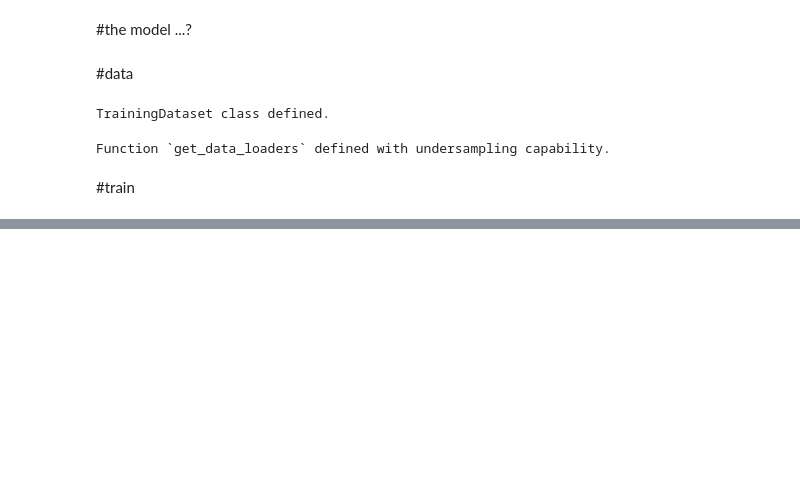
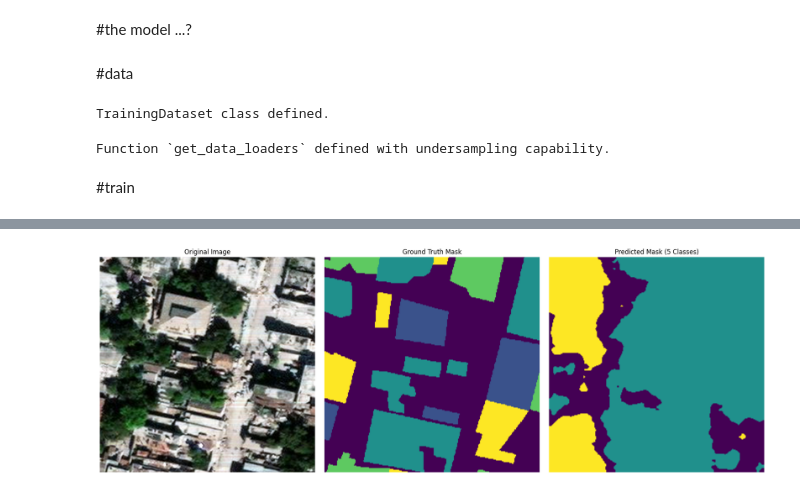
Before and after one commit to YWCat/segmentation-earthquake-damage-assessment, a Jupyter notebook: deeplabV3+damage.ipynb, the cells around one changed output, grey strips where cells are left out. Cells and saved outputs as stored; diff of their text form; code cells hidden in the pictures; blank space fills up the shorter version.

```diff
--- a/deeplabV3+damage.ipynb
+++ b/deeplabV3+damage.ipynb
@@ -1035,0 +1085,96 @@ plot_errors(history['val_dice'], title='Validation Dice Coefficient Curve')
+# %%
+from sklearn.preprocessing import MinMaxScaler
+
+num_class = 4
+BACKGROUND_THRESHOLD = 0.6  # if max class prob is below this, classify as background
+
+dataloader = get_data_loaders(batch_size=1)
+val_dataset = dataloader['val']
+
+data_iter = iter(val_dataset)
+first_batch = next(data_iter)
+inputs, labels = first_batch
+
+idx = 0
+print(inputs.shape)
+
+original_image_display = np.transpose(inputs[idx], (1, 2, 0)).numpy()
+scaler = MinMaxScaler()
+original_image_display = [scaler.fit_transform(original_image_display[x]) for x in range(original_image_display.shape[0])]
+
+inputs = inputs.to(device)
+
+model.eval()
+outputs = model(inputs)
+logits = F.softmax(outputs, dim=1)
+
+# Resize logits to match ground truth label size
+resized_logits = torch.nn.functional.interpolate(
+    logits,
+    size=labels.shape[-2:],
+    mode="bilinear",
+    align_corners=False
+)  # shape: (1, 4, H, W)
+
+# Get the max probability and argmax across the 4 damage classes
+max_probs, argmax_classes = resized_logits.max(dim=1)  # both: (1, H, W)
+
+# Shift damage class indices by 1 (0→1, 1→2, 2→3, 3→4)
+# then assign 0 (background) where max prob is below threshold
+predicted_mask_tensor = (argmax_classes + 1).squeeze(0)  # (H, W), values 1–4
+max_probs_squeezed = max_probs.squeeze(0)                 # (H, W)
+
+predicted_mask_tensor[max_probs_squeezed < BACKGROUND_THRESHOLD] = 0
+
+predicted_mask_np = predicted_mask_tensor.cpu().numpy()  # values: 0–4
+
+# Ground truth
+ground_truth_mask_np = labels.cpu().numpy()
+colored_ground_truth = np.transpose(ground_truth_mask_np[0], (1, 2, 0))
+
+# --- Colormap for 5 classes ---
+# 0=background(black), 1=undamaged(green), 2=minor(yellow), 3=major(orange), 4=destroyed(red)
+class_colors = np.array([
+    [0,   0,   0  ],  # 0 - background
+    [0,   200, 0  ],  # 1 - undamaged
+    [255, 255, 0  ],  # 2 - minor damage
+    [255, 140, 0  ],  # 3 - major damage
+    [200, 0,   0  ],  # 4 - destroyed
+], dtype=np.uint8)
+
+def mask_to_color(mask_np, colors):
+    """Convert an integer class mask (H, W) to an RGB image using a color lookup table."""
+    h, w = mask_np.shape
+    color_img = colors[mask_np.astype(int)]  # (H, W, 3)
+    return color_img
+
+#colored_prediction_rgb = mask_to_color(predicted_mask_np, class_colors)
+
+'''
+# --- Legend patch helper ---
+from matplotlib.patches import Patch
+class_names = ['Background', 'Undamaged', 'Minor Damage', 'Major Damage', 'Destroyed']
+legend_elements = [
+    Patch(facecolor=np.array(class_colors[i]) / 255.0, label=class_names[i])
+    for i in range(5)
+]
+'''
+# --- Plot ---
+fig, axes = plt.subplots(1, 3, figsize=(18, 6))
+
+axes[0].imshow(original_image_display)
+axes[0].set_title('Original Image')
+axes[0].axis('off')
+
+axes[1].imshow(colored_ground_truth, cmap='viridis')
+axes[1].set_title('Ground Truth Mask')
+axes[1].axis('off')
+
+axes[2].imshow(predicted_mask_np, cmap='viridis')
+axes[2].set_title('Predicted Mask (5 Classes)')
+axes[2].axis('off')
+#axes[2].legend(handles=legend_elements, loc='lower right', fontsize=8, framealpha=0.7)
+
+plt.tight_layout()
+plt.show()
+# %% [output]
@@ -1035,0 +1185 @@ plot_errors(history['val_dice'], title='Validation Dice Coefficient Curve')
+[figure, added]
```
Also changed, not shown: parts of 10 cells of this notebook, 7 other files.
